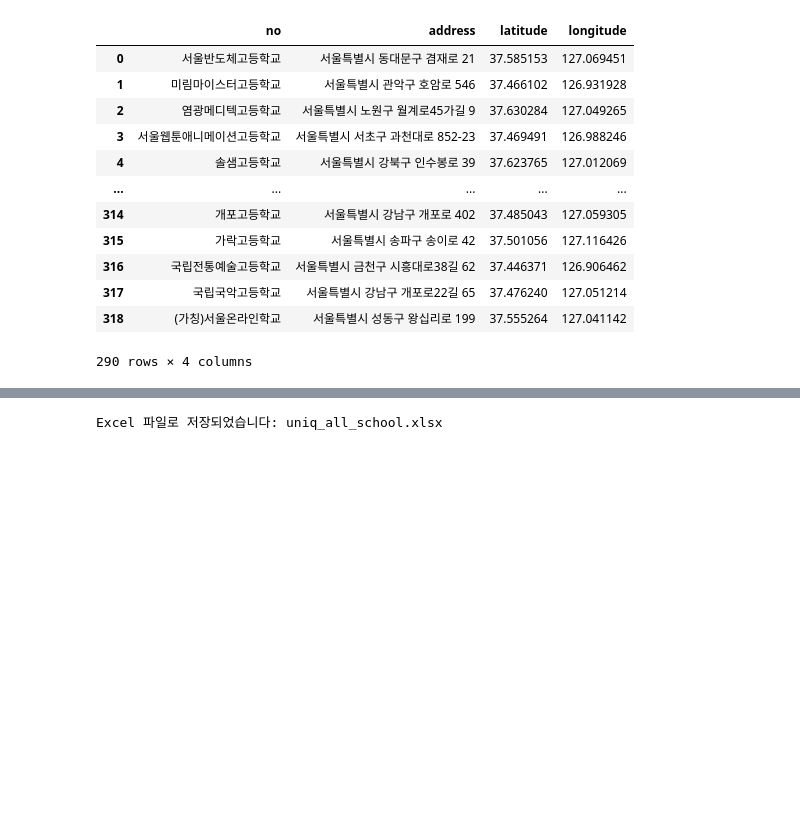
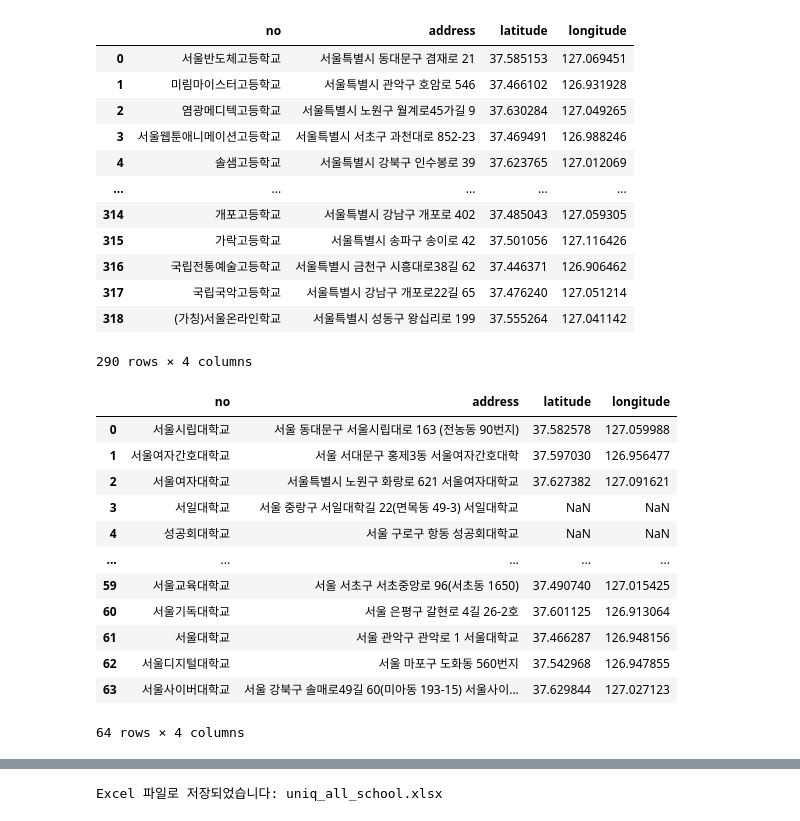
Before and after one commit to mini-project-y/2nd_pj, a Jupyter notebook: Jey/sss.ipynb, the cells around one changed output, grey strips where cells are left out. Cells and saved outputs as stored; diff of their text form; code cells hidden in the pictures; blank space fills up the shorter version.

```diff
--- a/Jey/sss.ipynb
+++ b/Jey/sss.ipynb
@@ -99,2 +101,19 @@ high
+# %%
+univ = univ.drop_duplicates(subset='address')
+univ
+# %% [output]
+|  | no | address | latitude | longitude |
+| 0 | 서울시립대학교 | 서울 동대문구 서울시립대로 163 (전농동 90번지) | 37.582578 | 127.059988 |
+| 1 | 서울여자간호대학교 | 서울 서대문구 홍제3동 서울여자간호대학 | 37.597030 | 126.956477 |
+| 2 | 서울여자대학교 | 서울특별시 노원구 화랑로 621 서울여자대학교 | 37.627382 | 127.091621 |
+| 3 | 서일대학교 | 서울 중랑구 서일대학길 22(면목동 49-3) 서일대학교 | NaN | NaN |
+| 4 | 성공회대학교 | 서울 구로구 항동 성공회대학교 | NaN | NaN |
+| ... | ... | ... | ... | ... |
+| 59 | 서울교육대학교 | 서울 서초구 서초중앙로 96(서초동 1650) | 37.490740 | 127.015425 |
+| 60 | 서울기독대학교 | 서울 은평구 갈현로 4길 26-2호 | 37.601125 | 126.913064 |
+| 61 | 서울대학교 | 서울 관악구 관악로 1 서울대학교 | 37.466287 | 126.948156 |
+| 62 | 서울디지털대학교 | 서울 마포구 도화동 560번지 | 37.542968 | 126.947855 |
+| 63 | 서울사이버대학교 | 서울 강북구 솔매로49길 60(미아동 193-15) 서울사이... | 37.629844 | 127.027123 |
+64 rows × 4 columns
 # %%
 # 데이터프레임 병합
```
Also changed, not shown: parts of 8 cells of this notebook, 1 other file.
